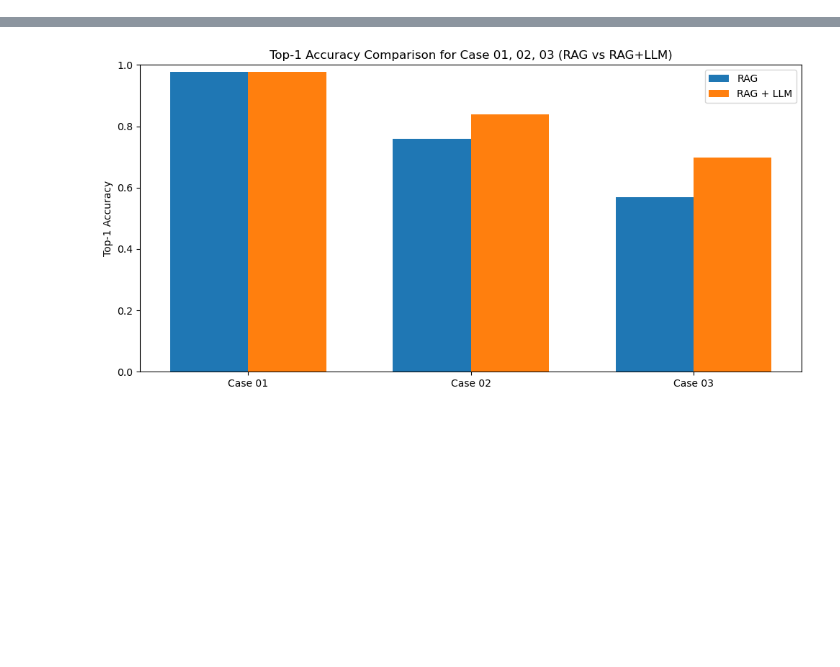
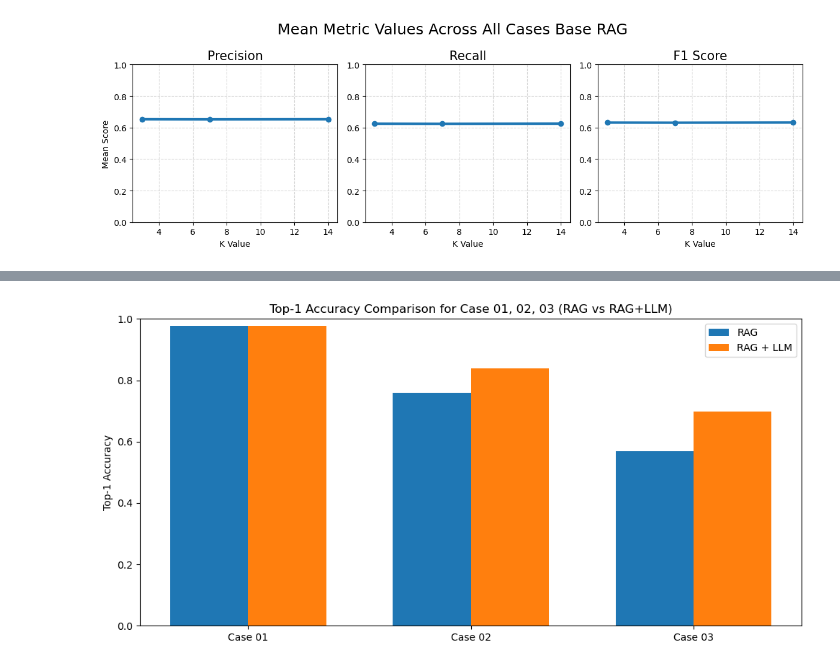
Before and after one commit to GawthamW97/Agentic_AI_Compliance_Project, a Jupyter notebook: Final Visualizations.ipynb, the cells around one changed output, grey strips where cells are left out. Cells and saved outputs as stored; diff of their text form; code cells hidden in the pictures; blank space fills up the shorter version.

```diff
--- a/Final Visualizations.ipynb
+++ b/Final Visualizations.ipynb
@@ -22,0 +169,24 @@ NameError: name 'rag_mean' is not defined
+# %%
+metrics = ["precision", "recall", "f1"]
+metric_labels = ["Precision", "Recall", "F1 Score"]
+
+fig, axes = plt.subplots(1, 3, figsize=(12, 4))
+
+for idx, metric in enumerate(metrics):
+    ax = axes[idx]
+
+    ax.plot(mean_d01["k"], mean_d01[metric], marker="o", linewidth=3)
+    ax.set_title(metric_labels[idx], fontsize=15)
+    ax.set_xlabel("K Value")
+    ax.set_ylim(0, 1)
+    ax.grid(True, linestyle="--", alpha=0.5)
+
+    # Only first subplot gets Y label
+    if idx == 0:
+        ax.set_ylabel("Mean Score")
+
+plt.suptitle("Mean Metric Values Across All Cases Base RAG", fontsize=18)
+plt.tight_layout()
+plt.show()
+# %% [output]
+[figure, added]
```
Also changed, not shown: parts of 16 cells of this notebook, 2 other files.
